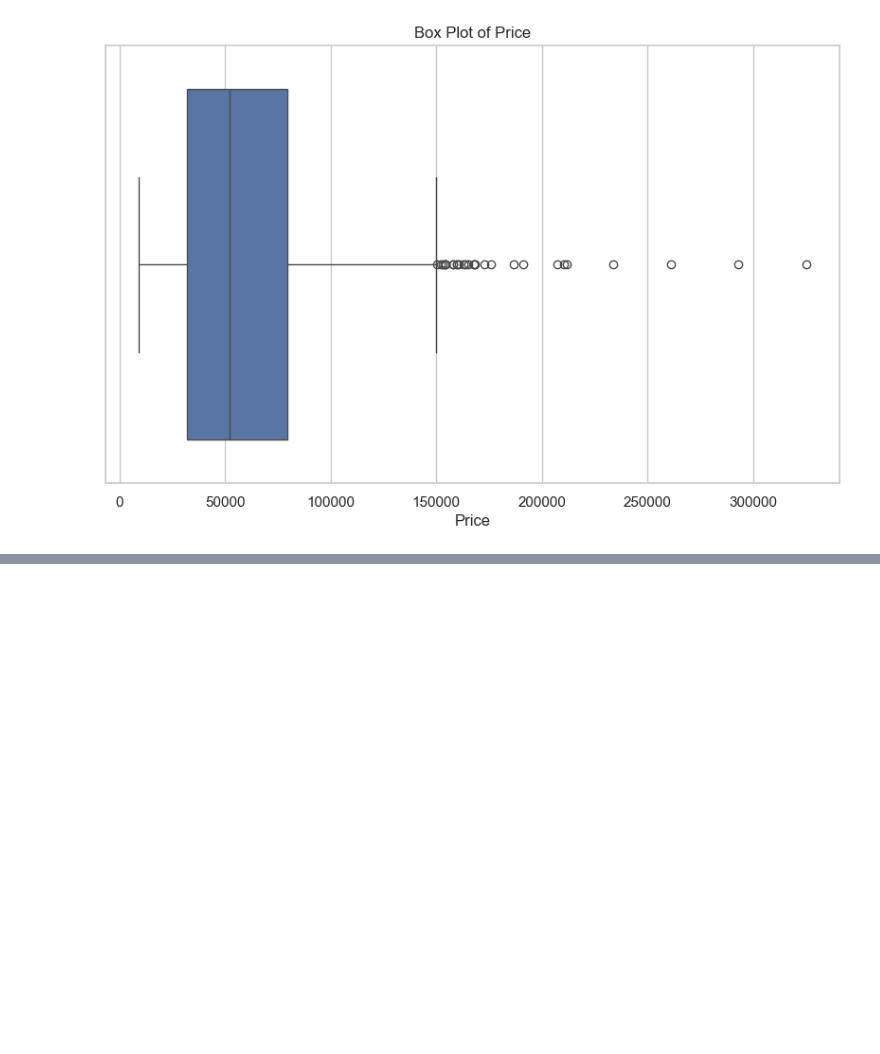
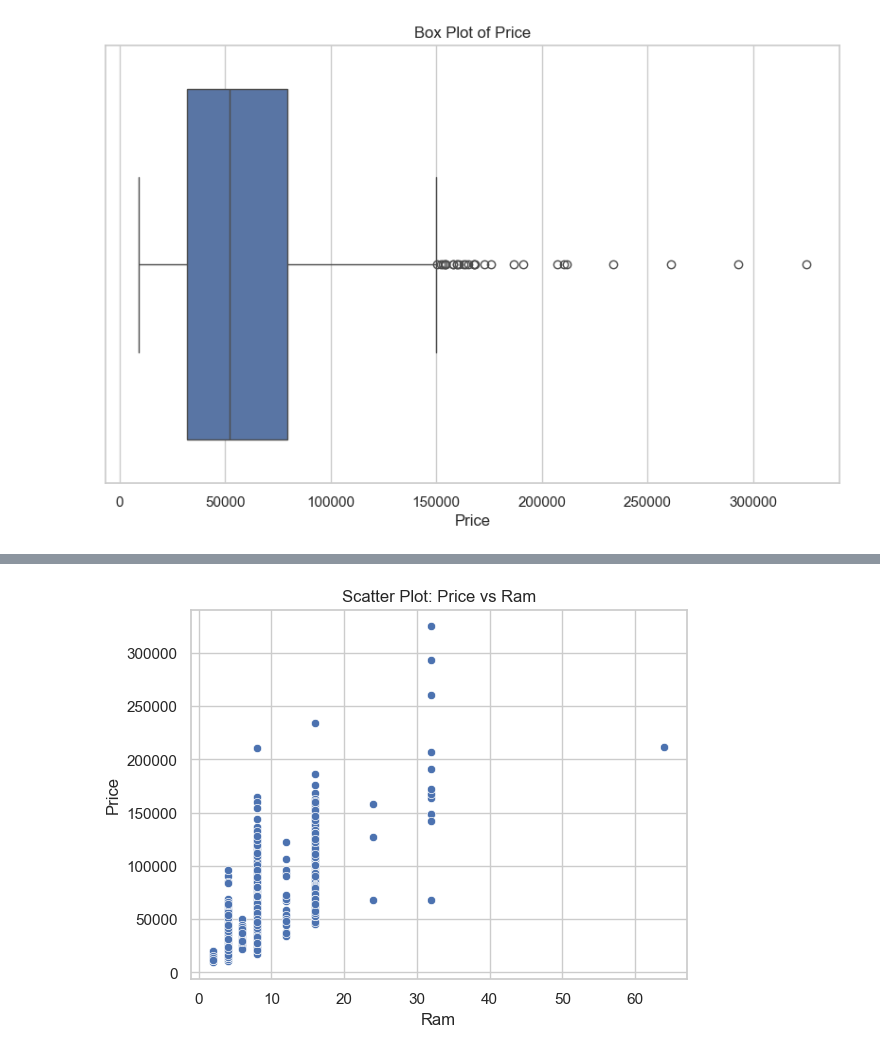
Before and after one commit to neha-palak/laptop_price_task, a Jupyter notebook: notebooks/data_exploration.ipynb, the cells around one changed output, grey strips where cells are left out. Cells and saved outputs as stored; diff of their text form; code cells hidden in the pictures; blank space fills up the shorter version.

```diff
--- a/notebooks/data_exploration.ipynb
+++ b/notebooks/data_exploration.ipynb
@@ -223,0 +255,9 @@ for num in numerical_features:
+# %%
+import seaborn as sns
+import matplotlib.pyplot as plt
+
+sns.scatterplot(x="Ram", y="Price", data=df)
+plt.title("Scatter Plot: Price vs Ram")
+plt.show()
+# %% [output]
+[figure, added]
```
Also changed, not shown: parts of 6 cells of this notebook.
